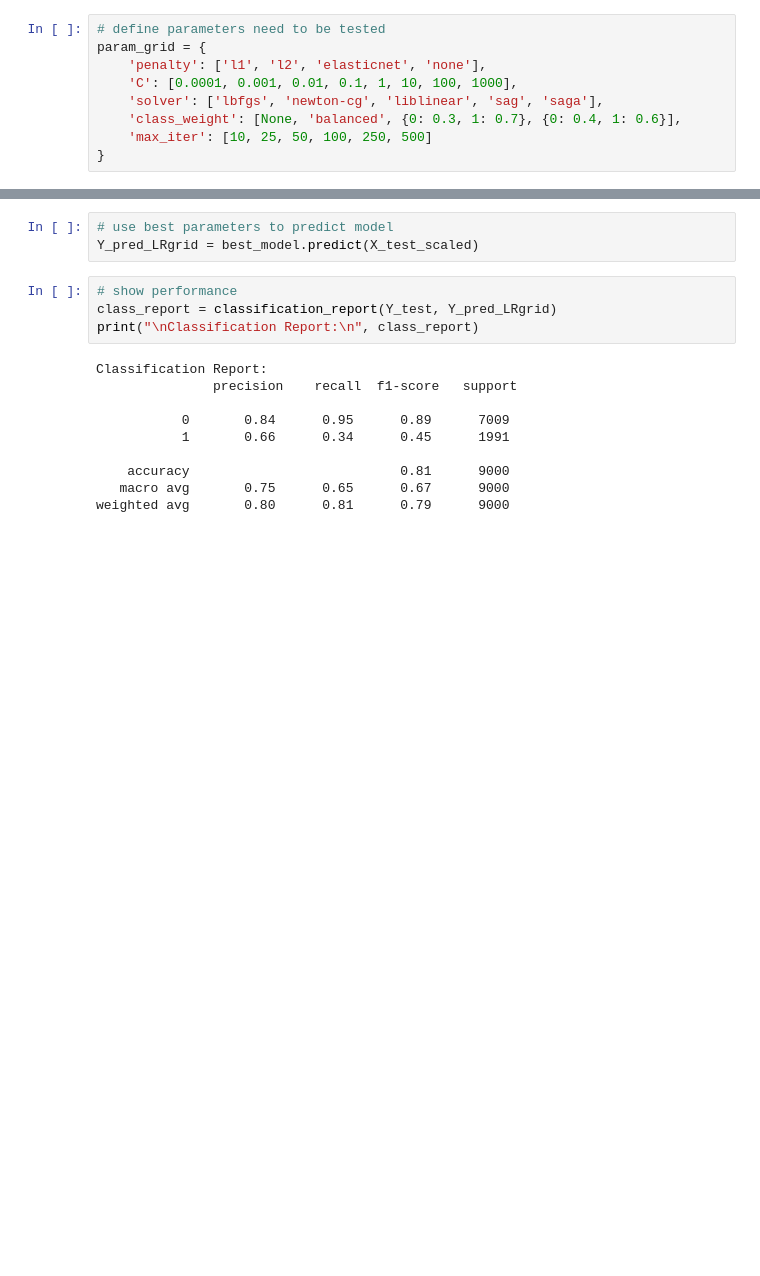
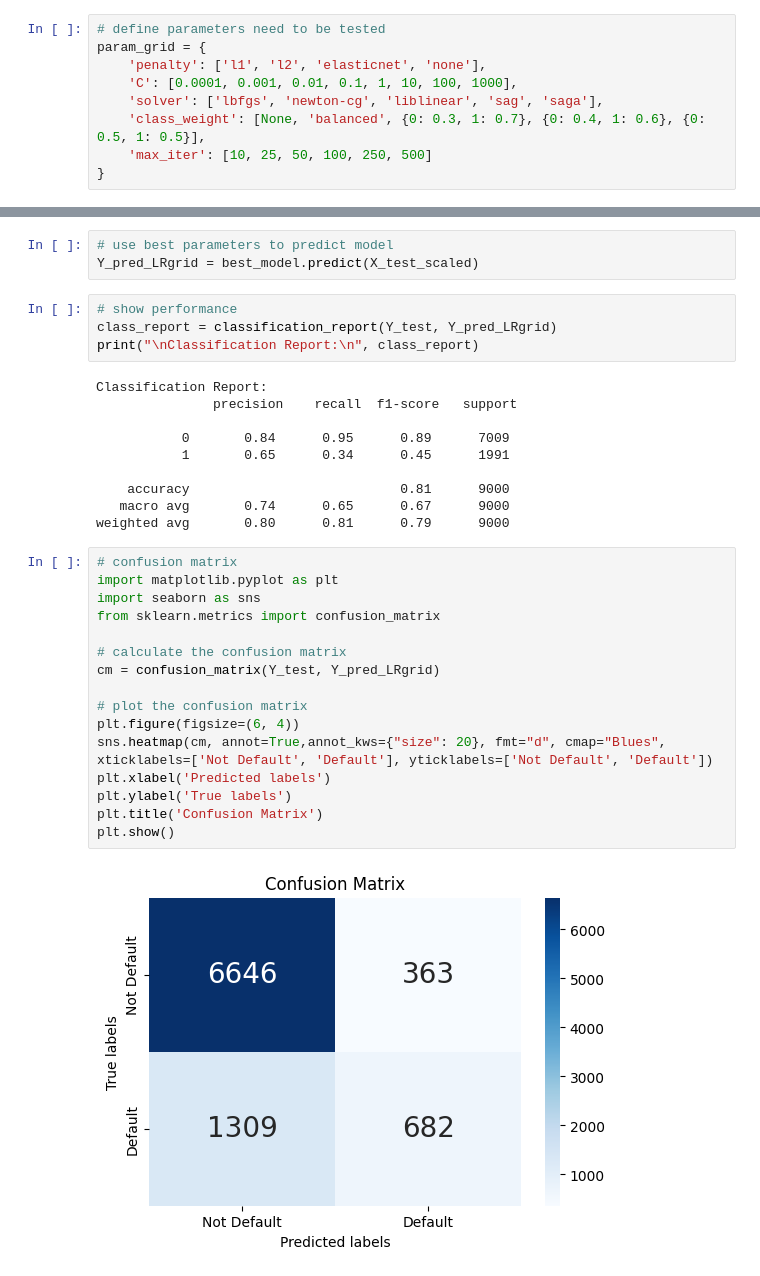
Before and after one commit to Charles20239/Credit_Card_Default_Prediction, a Jupyter notebook: LogicRegression.ipynb, the cells around one changed output, grey strips where cells are left out. Drawn from its saved outputs; the diff is of its cells as text; blank space fills up the shorter version.

```diff
--- a/LogicRegression.ipynb
+++ b/LogicRegression.ipynb
@@ -301,7 +301,7 @@ param_grid = {
     'penalty': ['l1', 'l2', 'elasticnet', 'none'],
     'C': [0.0001, 0.001, 0.01, 0.1, 1, 10, 100, 1000],
     'solver': ['lbfgs', 'newton-cg', 'liblinear', 'sag', 'saga'],
-    'class_weight': [None, 'balanced', {0: 0.3, 1: 0.7}, {0: 0.4, 1: 0.6}],
+    'class_weight': [None, 'balanced', {0: 0.3, 1: 0.7}, {0: 0.4, 1: 0.6}, {0: 0.5, 1: 0.5}],
     'max_iter': [10, 25, 50, 100, 250, 500]
 }
 # %%
@@ -368,8 +368,26 @@ Classification Report:
                precision    recall  f1-score   support
 
            0       0.84      0.95      0.89      7009
-           1       0.66      0.34      0.45      1991
+           1       0.65      0.34      0.45      1991
 
     accuracy                           0.81      9000
-   macro avg       0.75      0.65      0.67      9000
+   macro avg       0.74      0.65      0.67      9000
 weighted avg       0.80      0.81      0.79      9000
+# %%
+# confusion matrix
+import matplotlib.pyplot as plt
+import seaborn as sns
+from sklearn.metrics import confusion_matrix
+
+# calculate the confusion matrix
+cm = confusion_matrix(Y_test, Y_pred_LRgrid)
+
+# plot the confusion matrix
+plt.figure(figsize=(6, 4))
+sns.heatmap(cm, annot=True,annot_kws={"size": 20}, fmt="d", cmap="Blues", xticklabels=['Not Default', 'Default'], yticklabels=['Not Default', 'Default'])
+plt.xlabel('Predicted labels')
+plt.ylabel('True labels')
+plt.title('Confusion Matrix')
+plt.show()
+# %% [output]
+[figure, added]
```
Also changed, not shown: parts of 23 cells of this notebook.
